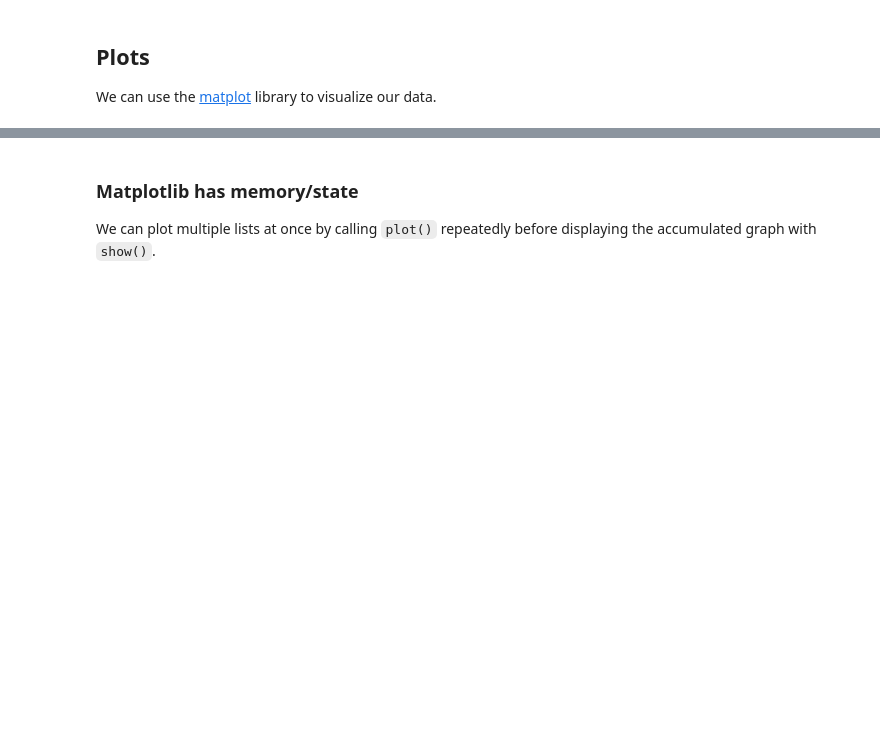
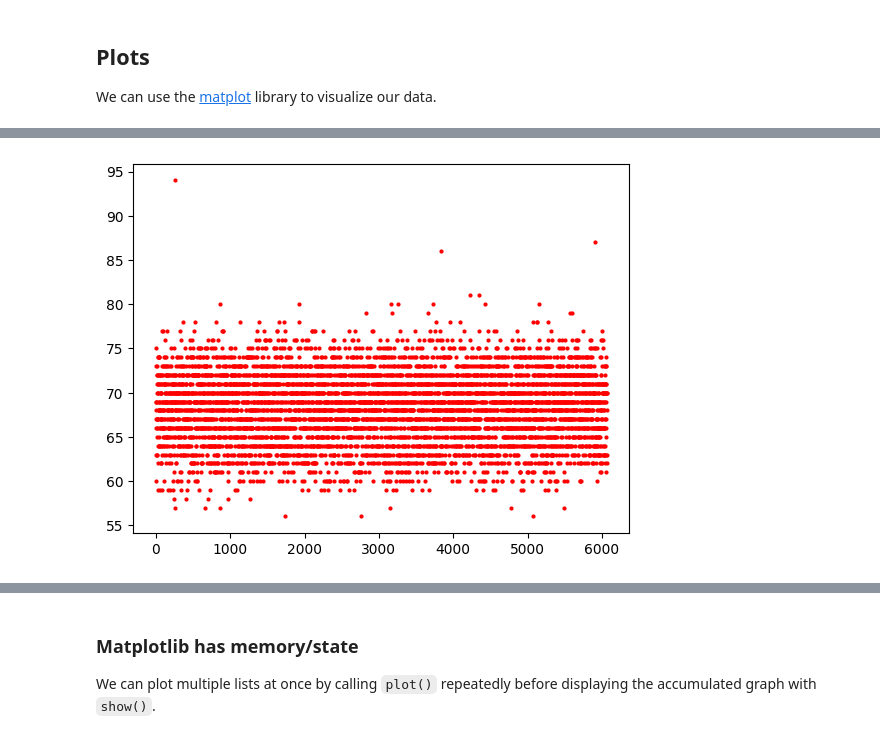
Before and after one commit to msdvml/msdv_machinelearning_WK02, a Jupyter notebook: WK02.ipynb, the cells around one changed output, grey strips where cells are left out. Cells and saved outputs as stored; diff of their text form; code cells hidden in the pictures; blank space fills up the shorter version.

```diff
--- a/WK02.ipynb
+++ b/WK02.ipynb
@@ -482,8 +826,10 @@ plt.show()
 # %%
 # TODO: get weights
-weights = []
+weights = [person[2] for person in ahws]
 
 plt.plot(heights, "ro", markersize=2)
 plt.show()
+# %% [output]
+[figure, added]
 # %%
 # TODO: plot ages in green
```
Also changed, not shown: parts of 59 cells of this notebook.
